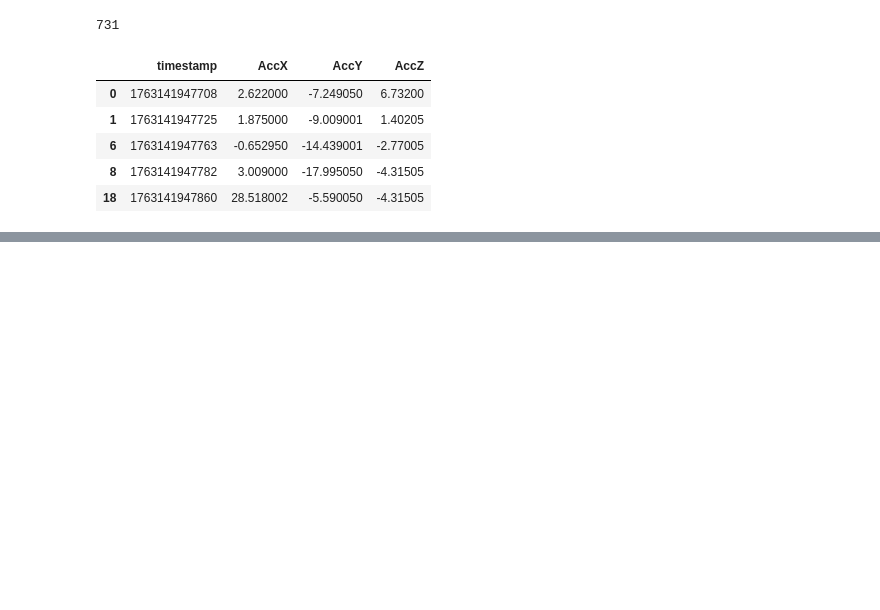
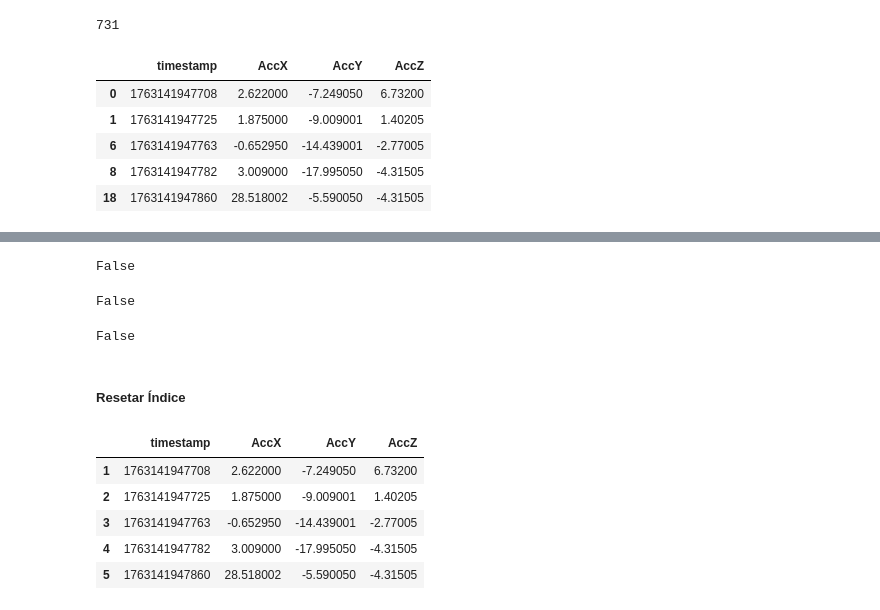
Before and after one commit to MatheuseduPinheiro/Trabalhos-da-disciplina-de-Sensores-e-Instrumentos-Inteligentes, a Jupyter notebook: Trabalho_2/index.ipynb, the cells around one changed output, grey strips where cells are left out. Saved outputs shown, nothing was run; the diff lists cells and outputs as text; code cells hidden in the pictures; blank space fills up the shorter version.

```diff
--- a/Trabalho_2/index.ipynb
+++ b/Trabalho_2/index.ipynb
@@ -107,7 +107,7 @@ df_filtrar_andando.head
 # %% [markdown]
 #### Filtrando as Instâncias
 # %%
-df_filtrar_andando_integra = df_filtrar_andando.dropna()
-df_filtrar_caminhando_integra = df_filtrar_caminhando.dropna()
-df_filtrar_correndo_integra = df_filtrar_correndo.dropna()
+df_filtrar_andando = df_filtrar_andando.dropna()
+df_filtrar_caminhando = df_filtrar_caminhando.dropna()
+df_filtrar_correndo = df_filtrar_correndo.dropna()
 # %%
@@ -153,0 +189,14 @@ df_filtrar_correndo_integra.head()
+# %%
+df_filtrar_correndo.isna().any().any()
+# %% [output]
+False
+# %%
+df_filtrar_caminhando.isna().any().any()
+# %% [output]
+False
+# %%
+df_filtrar_andando.isna().any().any()
+# %% [output]
+False
+# %% [markdown]
+##### Resetar Índice
@@ -153,0 +213,9 @@ df_filtrar_correndo_integra.head()
+# %%
+df_filtrar_correndo.head()
+# %% [output]
+|  | timestamp | AccX | AccY | AccZ |
+| 1 | 1763141947708 | 2.622000 | -7.249050 | 6.73200 |
+| 2 | 1763141947725 | 1.875000 | -9.009001 | 1.40205 |
+| 3 | 1763141947763 | -0.652950 | -14.439001 | -2.77005 |
+| 4 | 1763141947782 | 3.009000 | -17.995050 | -4.31505 |
+| 5 | 1763141947860 | 28.518002 | -5.590050 | -4.31505 |
```
Also changed, not shown: parts of 27 cells of this notebook.
